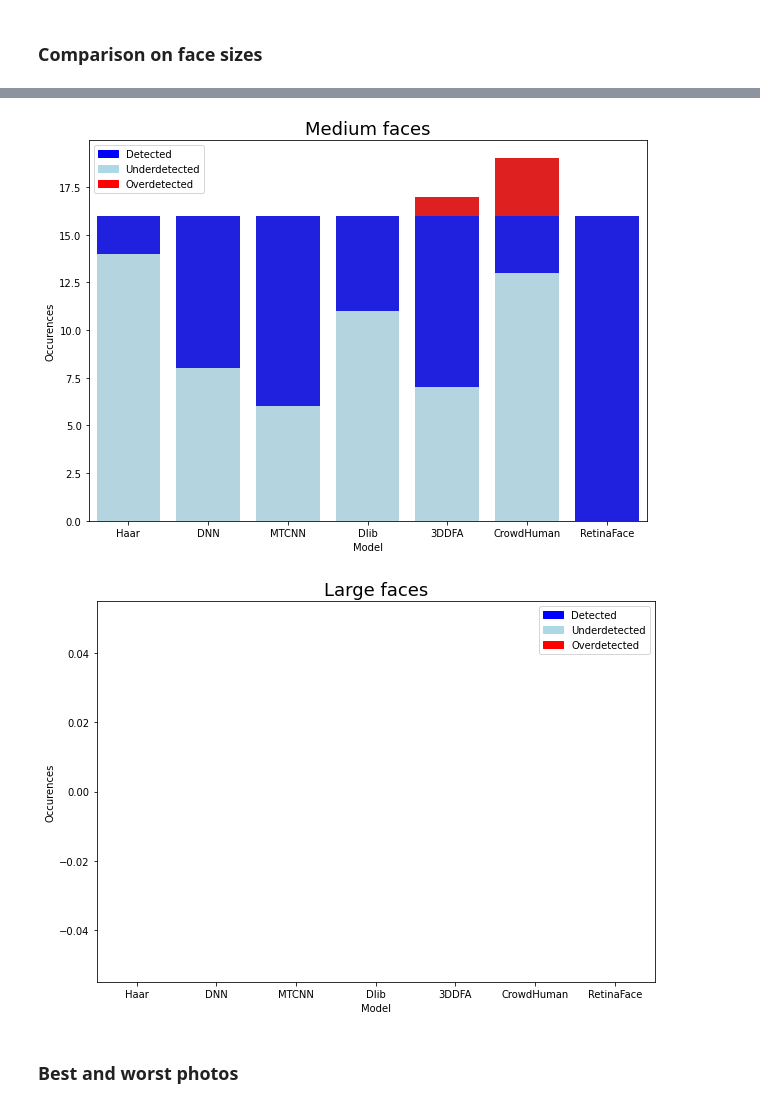
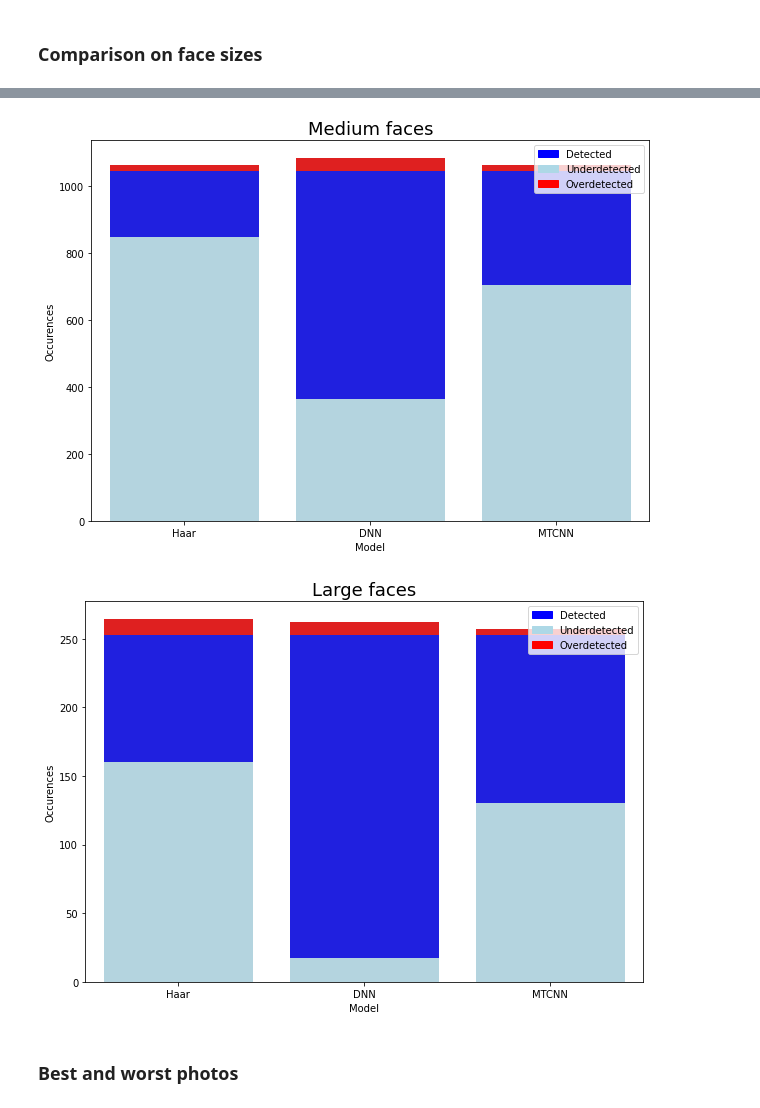
Before and after one commit to amrukwa/mask_detection, a Jupyter notebook: detector_choice.ipynb, the cells around one changed output, grey strips where cells are left out. Saved outputs shown, nothing was run; the diff lists cells and outputs as text; code cells hidden in the pictures.

Commit message:
Add results visualization

```diff
--- a/detector_choice.ipynb
+++ b/detector_choice.ipynb
@@ -763,12 +813,15 @@ detectors = [(normalize_haar_results, haar_detector), (normalize_dnn_results, dn
 import matplotlib.patches as mpatches
 # %%
 sizes_names = ["Small", "Medium", "Large"]
+size = ["S", "M", "L"]
+# %%
+res = pd.read_csv("results.csv")
 # %%
-for i in range(len(size)):
+for i in range(len(sizes_names)):
     plt.figure(figsize=(10, 7))
-    bar1 = sns.barplot(x="index",  y="total_"+size[i], data=d, color='red')
-    bar2 = sns.barplot(x="index", y="total_faces_"+size[i], data=d,  color='blue')
-    bar3 = sns.barplot(x="index", y="under_"+size[i], data=d,  color='lightblue')
+    bar1 = sns.barplot(x="index",  y="total_"+size[i], data=res, color='red')
+    bar2 = sns.barplot(x="index", y="total_faces_"+size[i], data=res,  color='blue')
+    bar3 = sns.barplot(x="index", y="under_"+size[i], data=res,  color='lightblue')
     plt.title(sizes_names[i] +" faces", size=18)
     plt.xlabel("Model")
     plt.ylabel("Occurences")
@@ -782,5 +835,5 @@ for i in range(len(size)):
-[figure, old version]
+[figure, new version]
-[figure, old version]
+[figure, new version]
 # %% [markdown]
 ### Best and worst photos
 # %%
```
Also changed, not shown: parts of 20 cells of this notebook, 2 other files.
